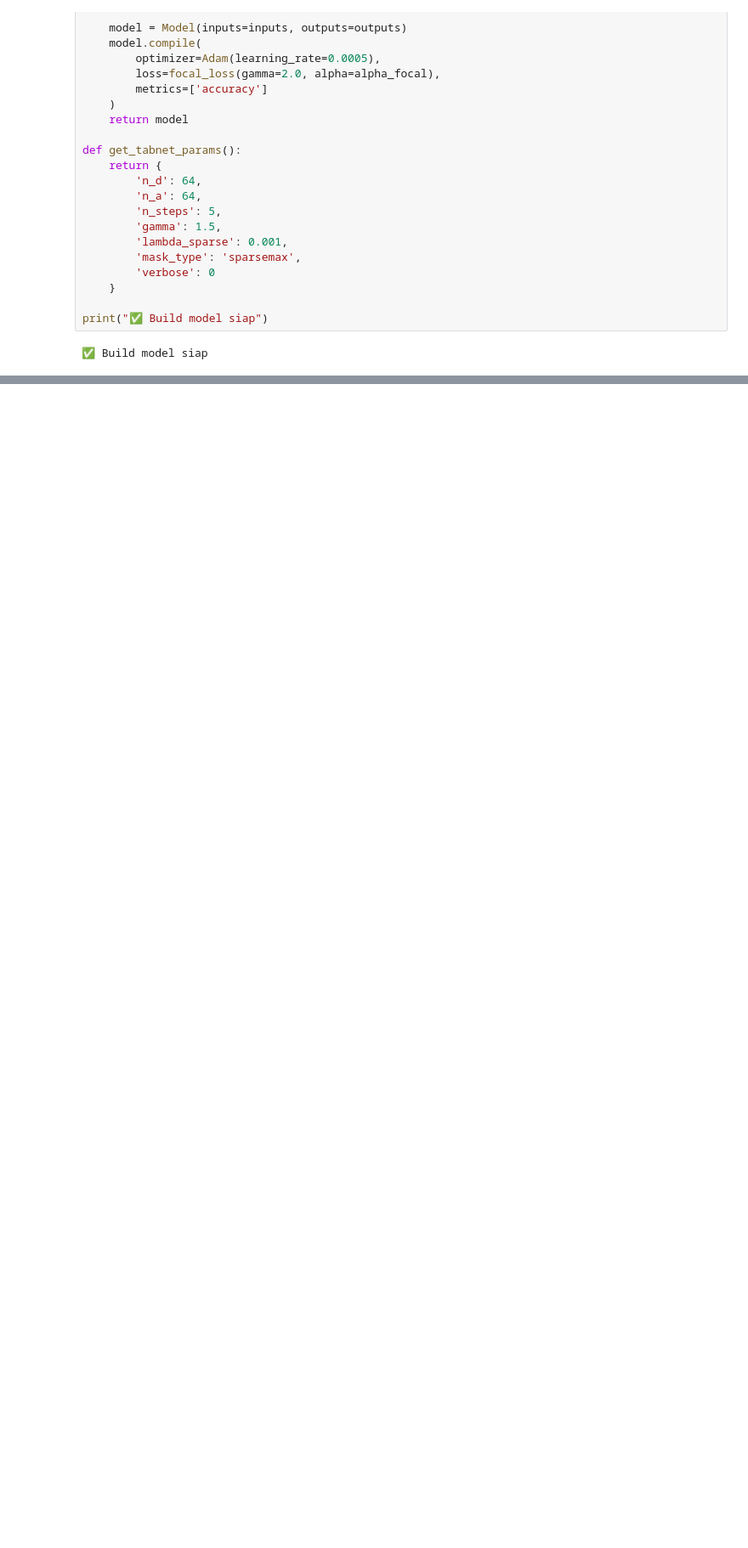
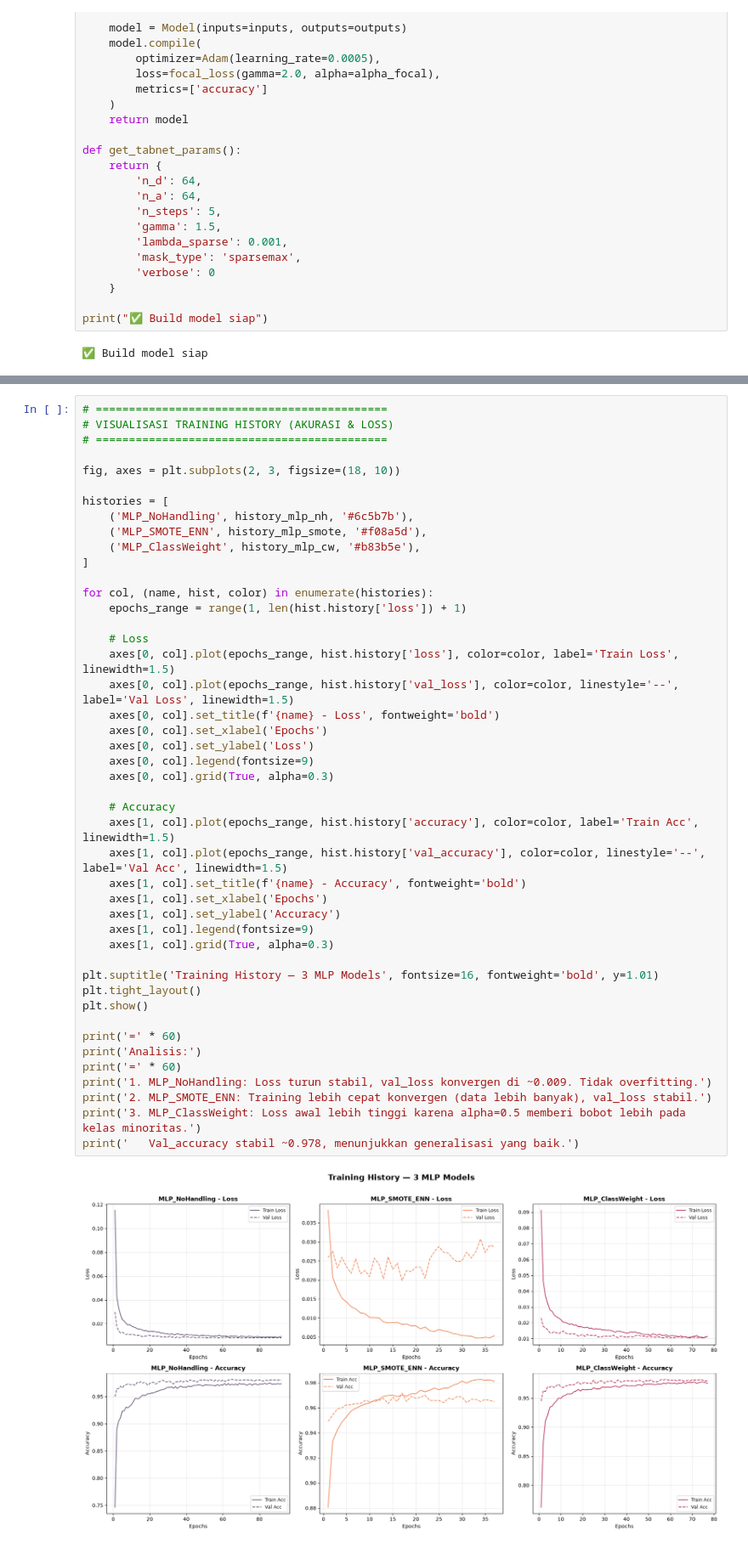
Before and after one commit to iltizamhasan3/hr-analytics-deeplearning, a Jupyter notebook: notebooks/train_models.ipynb, the cells around one changed output, grey strips where cells are left out. Shown at 85% size. Cells and saved outputs as stored; diff of their text form; blank space fills up the shorter version.

```diff
--- a/notebooks/train_models.ipynb
+++ b/notebooks/train_models.ipynb
@@ -376,0 +476,47 @@ Epoch 69/150
+# %%
+# ============================================
+# VISUALISASI TRAINING HISTORY (AKURASI & LOSS)
+# ============================================
+
+fig, axes = plt.subplots(2, 3, figsize=(18, 10))
+
+histories = [
+    ('MLP_NoHandling', history_mlp_nh, '#6c5b7b'),
+    ('MLP_SMOTE_ENN', history_mlp_smote, '#f08a5d'),
+    ('MLP_ClassWeight', history_mlp_cw, '#b83b5e'),
+]
+
+for col, (name, hist, color) in enumerate(histories):
+    epochs_range = range(1, len(hist.history['loss']) + 1)
+
+    # Loss
+    axes[0, col].plot(epochs_range, hist.history['loss'], color=color, label='Train Loss', linewidth=1.5)
+    axes[0, col].plot(epochs_range, hist.history['val_loss'], color=color, linestyle='--', label='Val Loss', linewidth=1.5)
+    axes[0, col].set_title(f'{name} - Loss', fontweight='bold')
+    axes[0, col].set_xlabel('Epochs')
+    axes[0, col].set_ylabel('Loss')
+    axes[0, col].legend(fontsize=9)
+    axes[0, col].grid(True, alpha=0.3)
+
+    # Accuracy
+    axes[1, col].plot(epochs_range, hist.history['accuracy'], color=color, label='Train Acc', linewidth=1.5)
+    axes[1, col].plot(epochs_range, hist.history['val_accuracy'], color=color, linestyle='--', label='Val Acc', linewidth=1.5)
+    axes[1, col].set_title(f'{name} - Accuracy', fontweight='bold')
+    axes[1, col].set_xlabel('Epochs')
+    axes[1, col].set_ylabel('Accuracy')
+    axes[1, col].legend(fontsize=9)
+    axes[1, col].grid(True, alpha=0.3)
+
+plt.suptitle('Training History — 3 MLP Models', fontsize=16, fontweight='bold', y=1.01)
+plt.tight_layout()
+plt.show()
+
+print('=' * 60)
+print('Analisis:')
+print('=' * 60)
+print('1. MLP_NoHandling: Loss turun stabil, val_loss konvergen di ~0.009. Tidak overfitting.')
+print('2. MLP_SMOTE_ENN: Training lebih cepat konvergen (data lebih banyak), val_loss stabil.')
+print('3. MLP_ClassWeight: Loss awal lebih tinggi karena alpha=0.5 memberi bobot lebih pada kelas minoritas.')
+print('   Val_accuracy stabil ~0.978, menunjukkan generalisasi yang baik.')
+# %% [output]
+[figure, added]
```
Also changed, not shown: parts of 17 cells of this notebook, 6 other files.
